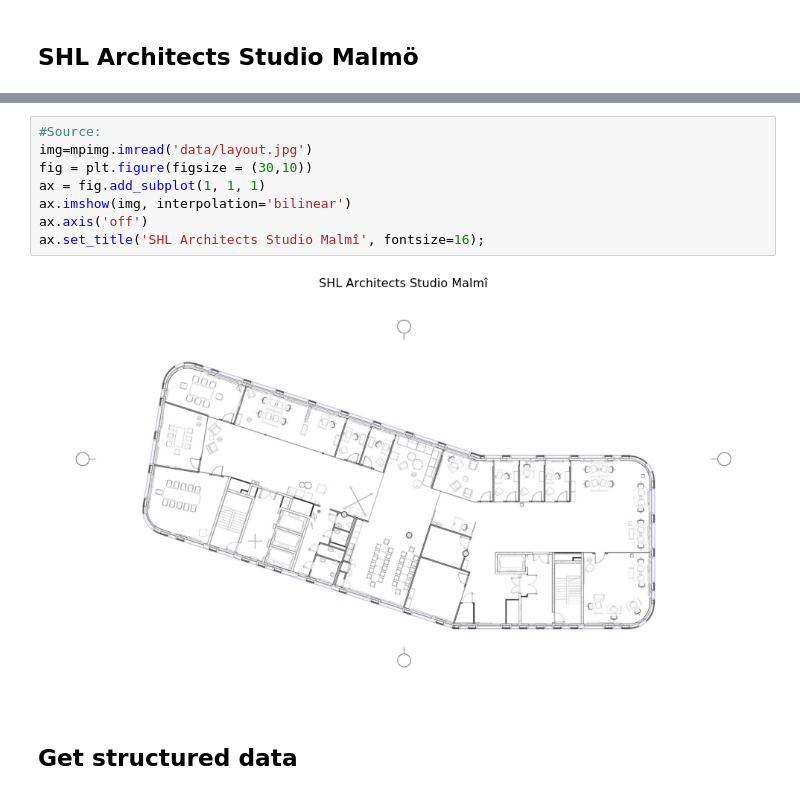
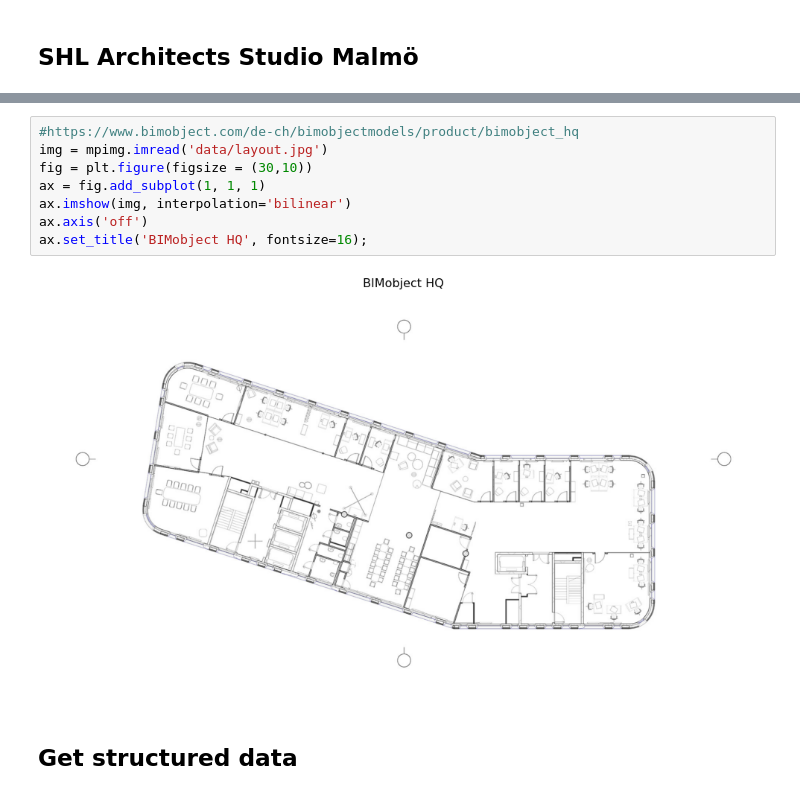
Before and after one commit to GAnagno/Social-Web, a Jupyter notebook: Room Graph.ipynb, the cells around one changed output, grey strips where cells are left out. Cells and saved outputs as stored; diff of their text form.

```diff
--- a/Room Graph.ipynb
+++ b/Room Graph.ipynb
@@ -24,13 +24,13 @@ plt.rcParams['axes.linewidth'] = 2
 # %%
-#Source:
-img=mpimg.imread('data/layout.jpg')
+#https://www.bimobject.com/de-ch/bimobjectmodels/product/bimobject_hq
+img = mpimg.imread('data/layout.jpg')
 fig = plt.figure(figsize = (30,10))
 ax = fig.add_subplot(1, 1, 1)
 ax.imshow(img, interpolation='bilinear')
 ax.axis('off')
-ax.set_title('SHL Architects Studio Malmî', fontsize=16);
+ax.set_title('BIMobject HQ', fontsize=16);
 # %% [output]
-[figure, old version]
+[figure, new version]
 # %% [markdown]
 ## Get structured data
 # %%
```
Also changed, not shown: parts of 21 cells of this notebook.
